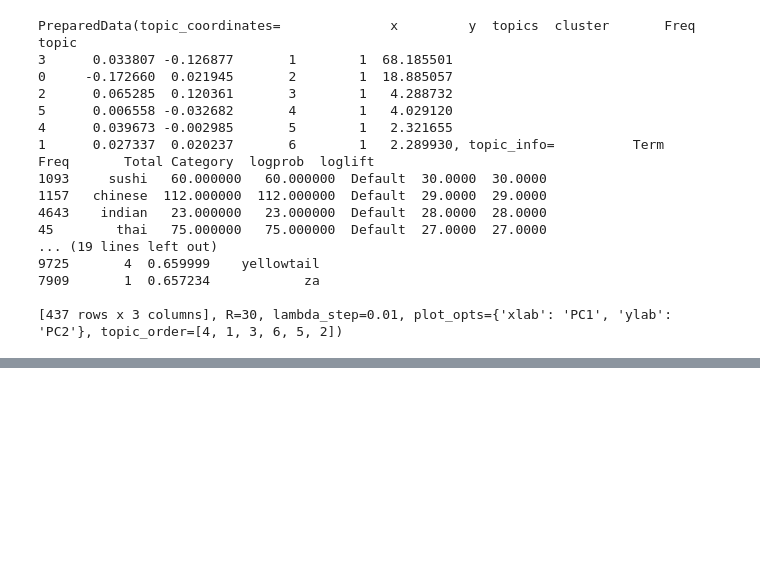
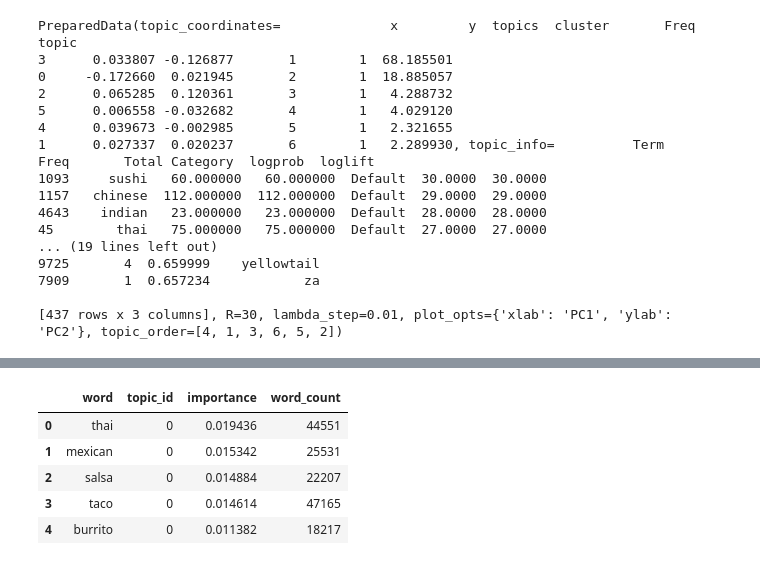
Before and after one commit to Suykim21/nlp_restaurant_search_engine, a Jupyter notebook: eda.ipynb, the cells around one changed output, grey strips where cells are left out. Drawn from its saved outputs; the diff is of its cells as text; code cells hidden in the pictures; blank space fills up the shorter version.

```diff
--- a/eda.ipynb
+++ b/eda.ipynb
@@ -664,0 +735,11 @@ topic
+# %%
+# Creating dataframe consisting the following list - in columns parameters
+df = pd.DataFrame(outputs, columns=['word', 'topic_id', 'importance', 'word_count'])
+df.head()
+# %% [output]
+|  | word | topic_id | importance | word_count |
+| 0 | thai | 0 | 0.019436 | 44551 |
+| 1 | mexican | 0 | 0.015342 | 25531 |
+| 2 | salsa | 0 | 0.014884 | 22207 |
+| 3 | taco | 0 | 0.014614 | 47165 |
+| 4 | burrito | 0 | 0.011382 | 18217 |
```
Also changed, not shown: parts of 25 cells of this notebook, 5 other files.
